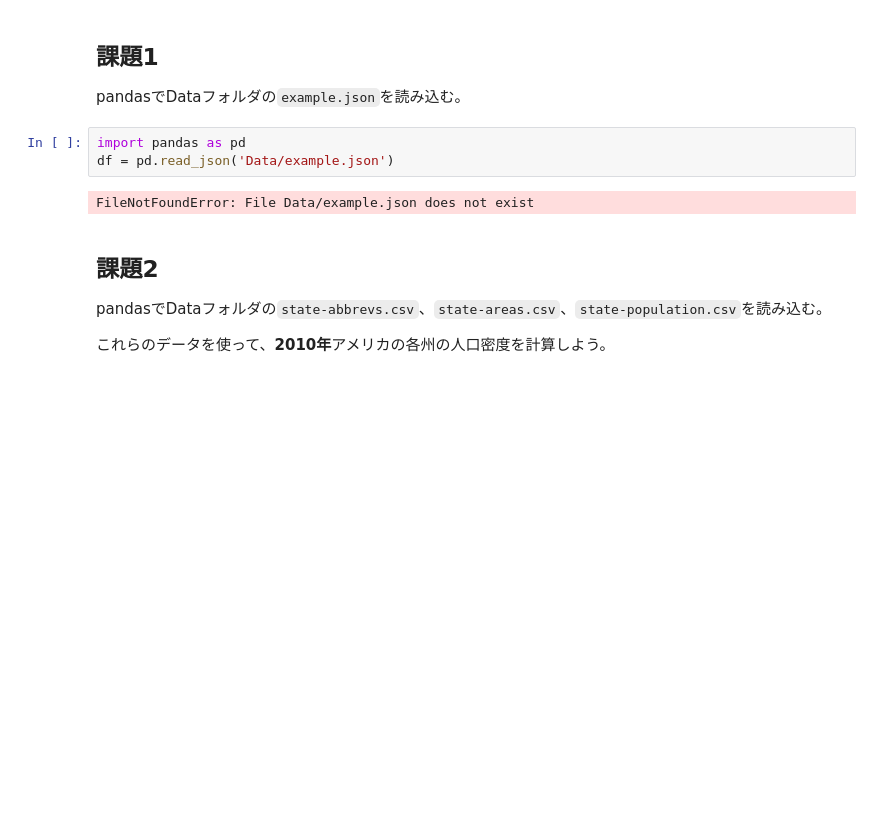
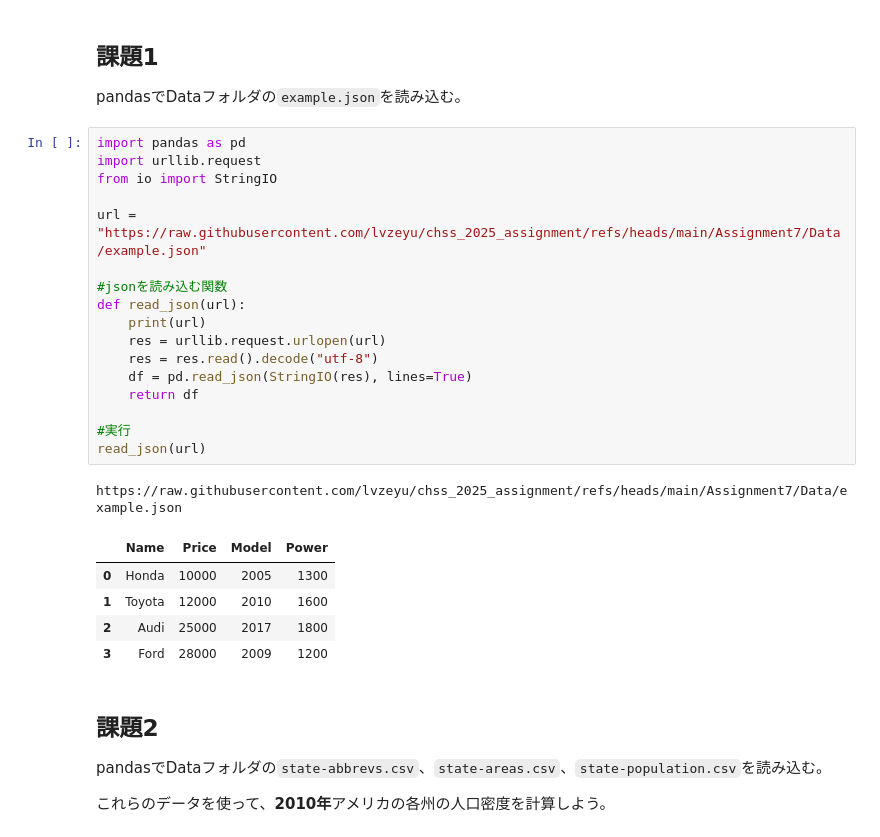
Before and after one commit to lvzeyu/chss_2025_assignment, a Jupyter notebook: assignment7_fukasaku.ipynb, the cells around one changed output. Saved outputs shown, nothing was run; the diff lists cells and outputs as text; blank space fills up the shorter version.

````diff
--- a/assignment7_fukasaku.ipynb
+++ b/assignment7_fukasaku.ipynb
@@ -8,11 +8,30 @@
 ## 課題1
 
 pandasでDataフォルダの```example.json```を読み込む。
-# %%
-import pandas as pd
-df = pd.read_json('Data/example.json')
-# %% [output]
-FileNotFoundError: File Data/example.json does not exist
+# %%
+import pandas as pd
+import urllib.request
+from io import StringIO
+
+url = "https://raw.githubusercontent.com/lvzeyu/chss_2025_assignment/refs/heads/main/Assignment7/Data/example.json"
+
+#jsonを読み込む関数
+def read_json(url):
+    print(url)
+    res = urllib.request.urlopen(url)
+    res = res.read().decode("utf-8")
+    df = pd.read_json(StringIO(res), lines=True)
+    return df
+
+#実行
+read_json(url)
+# %% [output]
+https://raw.githubusercontent.com/lvzeyu/chss_2025_assignment/refs/heads/main/Assignment7/Data/example.json
+|  | Name | Price | Model | Power |
+| 0 | Honda | 10000 | 2005 | 1300 |
+| 1 | Toyota | 12000 | 2010 | 1600 |
+| 2 | Audi | 25000 | 2017 | 1800 |
+| 3 | Ford | 28000 | 2009 | 1200 |
 # %% [markdown]
 ## 課題2
 
````
Also changed, not shown: parts of 3 cells of this notebook.
